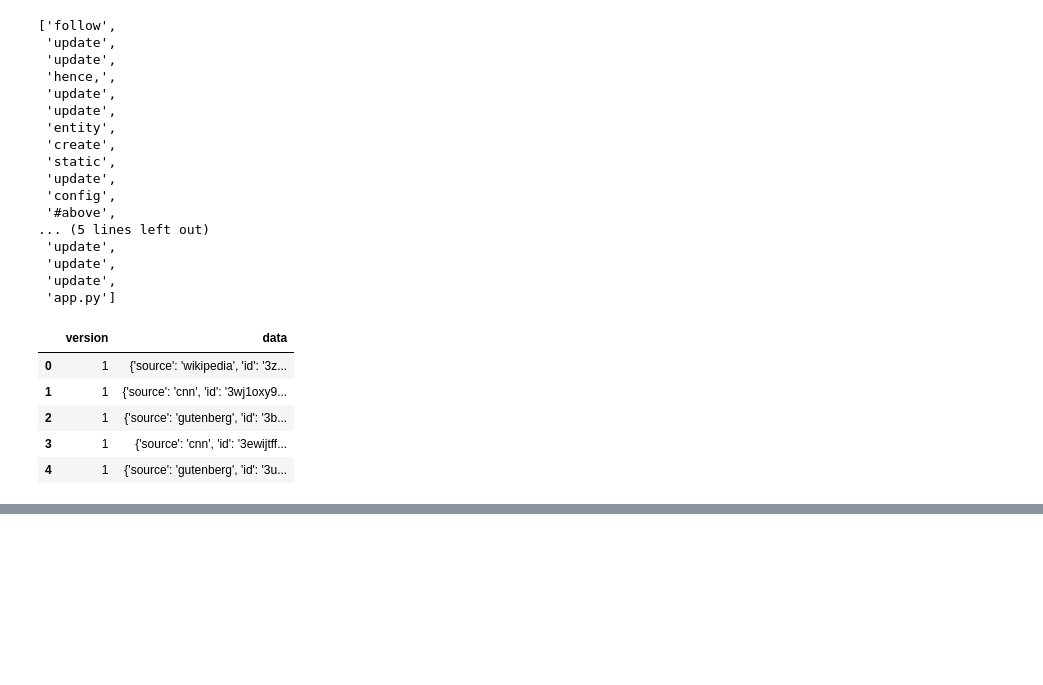
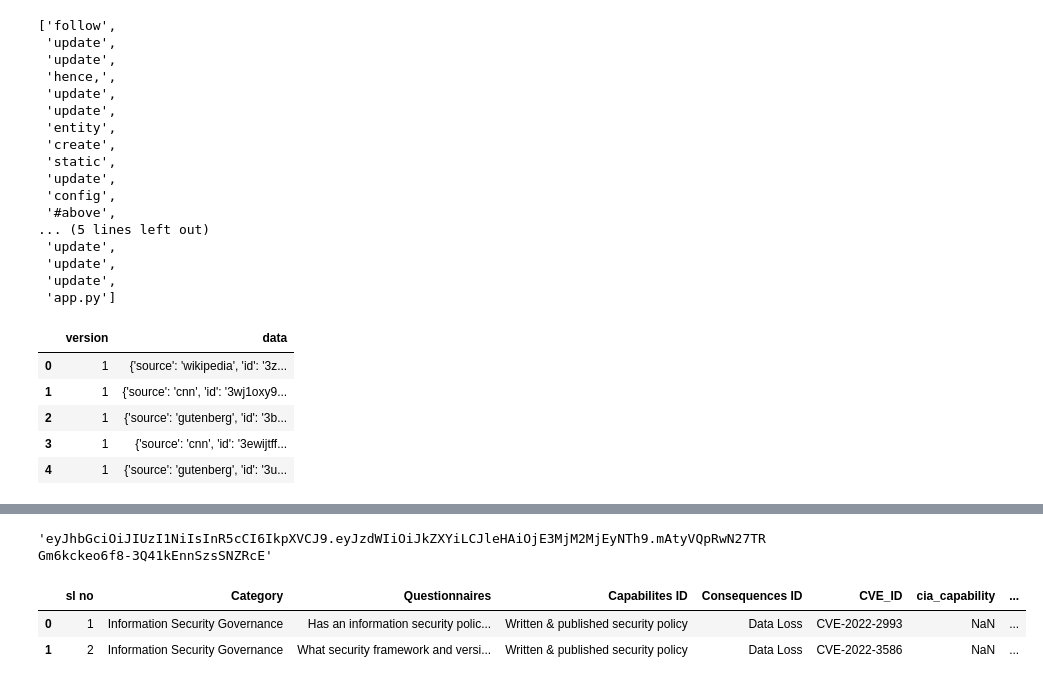
Before and after one commit to sujeetkumae132/End-To-end-Machine-Learning-Project, a Jupyter notebook: test.ipynb, the cells around one changed output, grey strips where cells are left out. Saved outputs shown, nothing was run; the diff lists cells and outputs as text; code cells hidden in the pictures; blank space fills up the shorter version.

```diff
--- a/test.ipynb
+++ b/test.ipynb
@@ -58,0 +125,6 @@ coqa.head()
+# %%
+response = requests.post(token_url, headers=headers, data=payload)
+token_data = response.json()
+token_data.get("access_token", None)
+# %% [output]
+'eyJhbGciOiJIUzI1NiIsInR5cCI6IkpXVCJ9.eyJzdWIiOiJkZXYiLCJleHAiOjE3MjM2MjEyNTh9.mAtyVQpRwN27TRGm6kckeo6f8-3Q41kEnnSzsSNZRcE'
@@ -58,0 +135,7 @@ coqa.head()
+# %%
+df=pd.read_excel("D:\\Optimeyes\\14_TPR\\ttem_cia_mapping_sheet.xlsx",sheet_name="ttem_131_questi")
+df.head(2)
+# %% [output]
+|  | sl no | Category | Questionnaires | Capabilites ID | Consequences ID | CVE_ID | cia_capability | ... |
+| 0 | 1 | Information Security Governance | Has an information security polic... | Written & published security policy | Data Loss | CVE-2022-2993 | NaN | ... |
+| 1 | 2 | Information Security Governance | What security framework and versi... | Written & published security policy | Data Loss | CVE-2022-3586 | NaN | ... |
```
Also changed, not shown: parts of 14 cells of this notebook, 5 other files.
